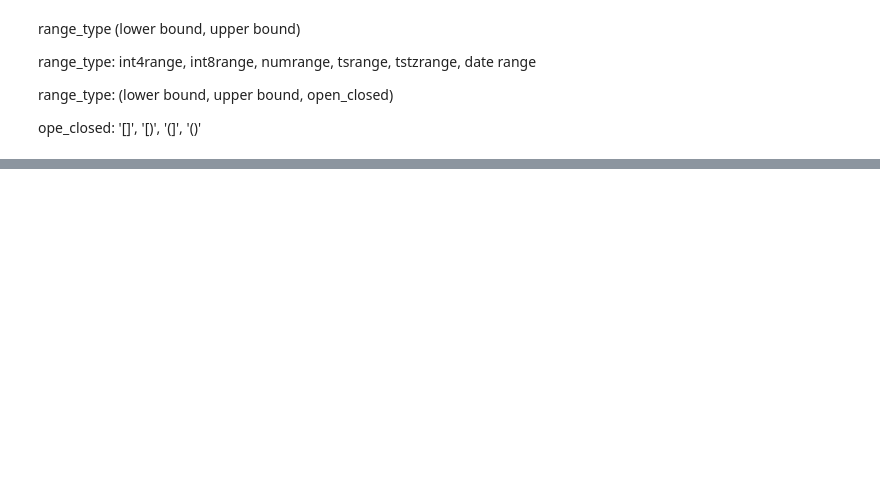
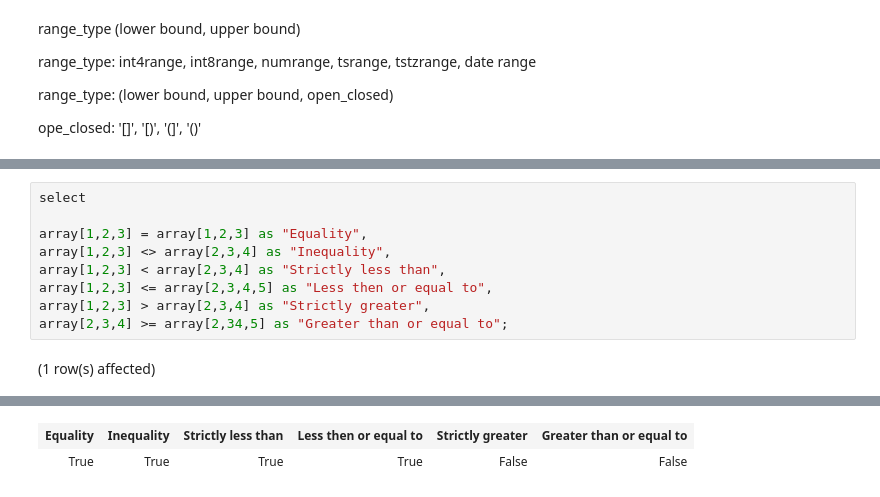
Before and after one commit to yaowenqiang/postgresql_functions_playbook, a Jupyter notebook: Notebook-1.ipynb, the cells around one changed output, grey strips where cells are left out. Drawn from its saved outputs; the diff is of its cells as text; blank space fills up the shorter version.

```diff
--- a/Notebook-1.ipynb
+++ b/Notebook-1.ipynb
@@ -1816,0 +1853,11 @@ Total execution time: 00:00:00.001
+# %%
+select
+
+array[1,2,3] = array[1,2,3] as "Equality",
+array[1,2,3] <> array[2,3,4] as "Inequality",
+array[1,2,3] < array[2,3,4] as "Strictly less than",
+array[1,2,3] <= array[2,3,4,5] as "Less then or equal to",
+array[1,2,3] > array[2,3,4] as "Strictly greater",
+array[2,3,4] >= array[2,34,5] as "Greater than or equal to";
+# %% [output]
+(1 row(s) affected)
@@ -1816,0 +1865,2 @@ Total execution time: 00:00:00.001
+| Equality | Inequality | Strictly less than | Less then or equal to | Strictly greater | Greater than or equal to |
+| True | True | True | True | False | False |
```
Also changed, not shown: parts of 8 cells of this notebook.
